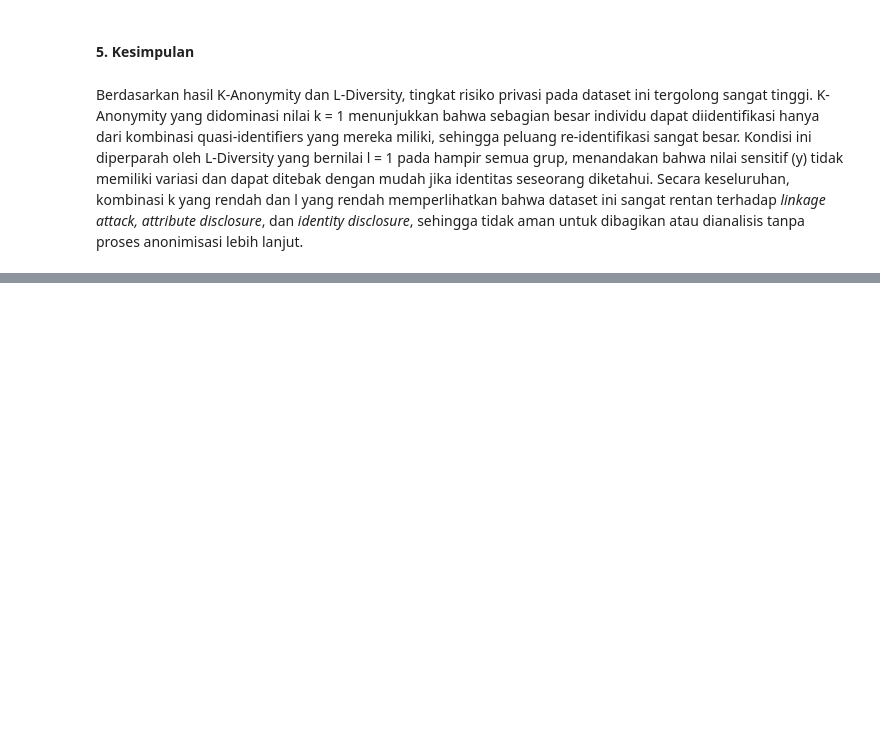
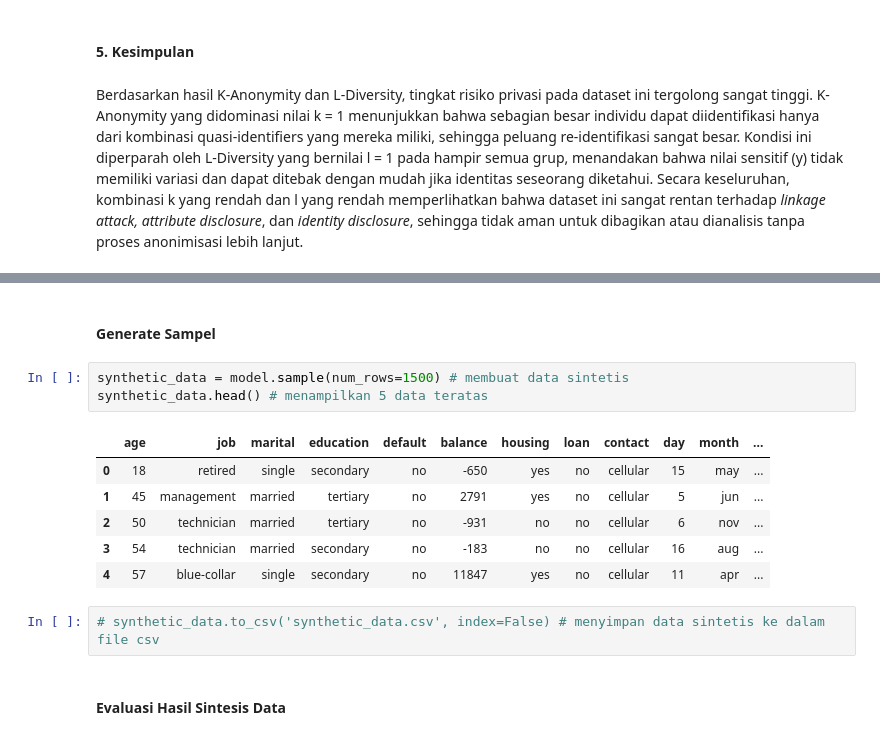
Before and after one commit to yohanalydia/Tugas-Besar-Keamanan-Data, a Jupyter notebook: TugasBesarKeamananData.ipynb, the cells around one changed output, grey strips where cells are left out. Cells and saved outputs as stored; diff of their text form; blank space fills up the shorter version.

```diff
--- a/TugasBesarKeamananData.ipynb
+++ b/TugasBesarKeamananData.ipynb
@@ -238,0 +300,16 @@ Berdasarkan hasil K-Anonymity dan L-Diversity, tingkat risiko privasi pada datas
+# %% [markdown]
+#### Generate Sampel
+# %%
+synthetic_data = model.sample(num_rows=1500) # membuat data sintetis
+synthetic_data.head() # menampilkan 5 data teratas
+# %% [output]
+|  | age | job | marital | education | default | balance | housing | loan | contact | day | month | ... |
+| 0 | 18 | retired | single | secondary | no | -650 | yes | no | cellular | 15 | may | ... |
+| 1 | 45 | management | married | tertiary | no | 2791 | yes | no | cellular | 5 | jun | ... |
+| 2 | 50 | technician | married | tertiary | no | -931 | no | no | cellular | 6 | nov | ... |
+| 3 | 54 | technician | married | secondary | no | -183 | no | no | cellular | 16 | aug | ... |
+| 4 | 57 | blue-collar | single | secondary | no | 11847 | yes | no | cellular | 11 | apr | ... |
+# %%
+# synthetic_data.to_csv('synthetic_data.csv', index=False) # menyimpan data sintetis ke dalam file csv
+# %% [markdown]
+#### **Evaluasi Hasil Sintesis Data**
```
Also changed, not shown: parts of 10 cells of this notebook.
